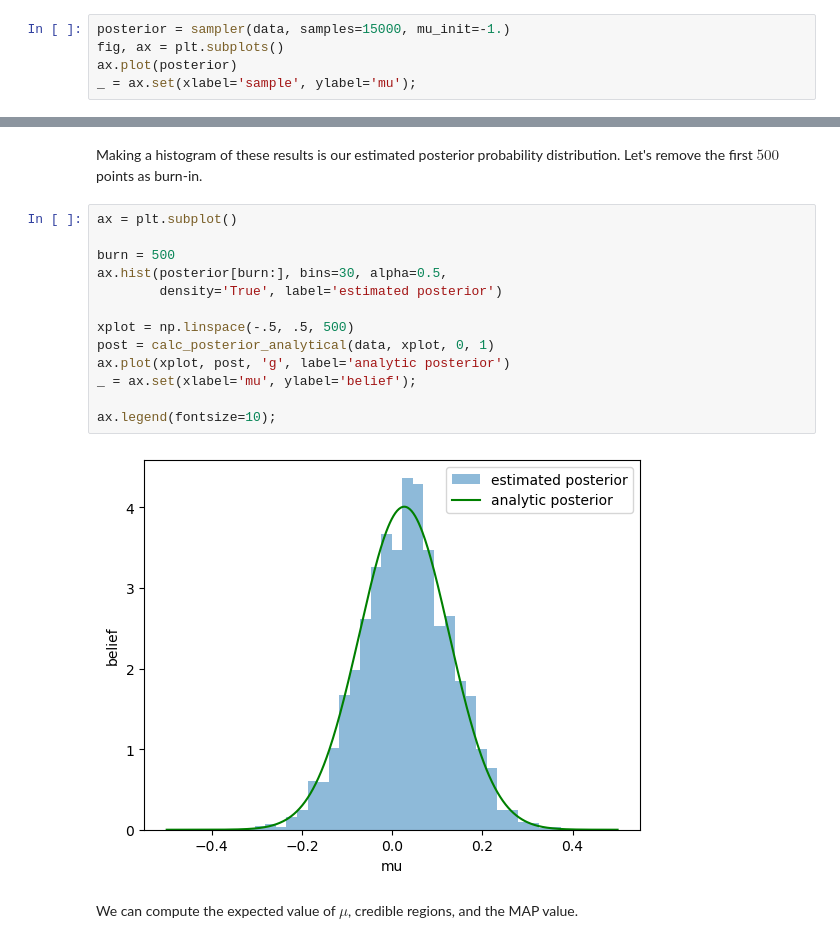
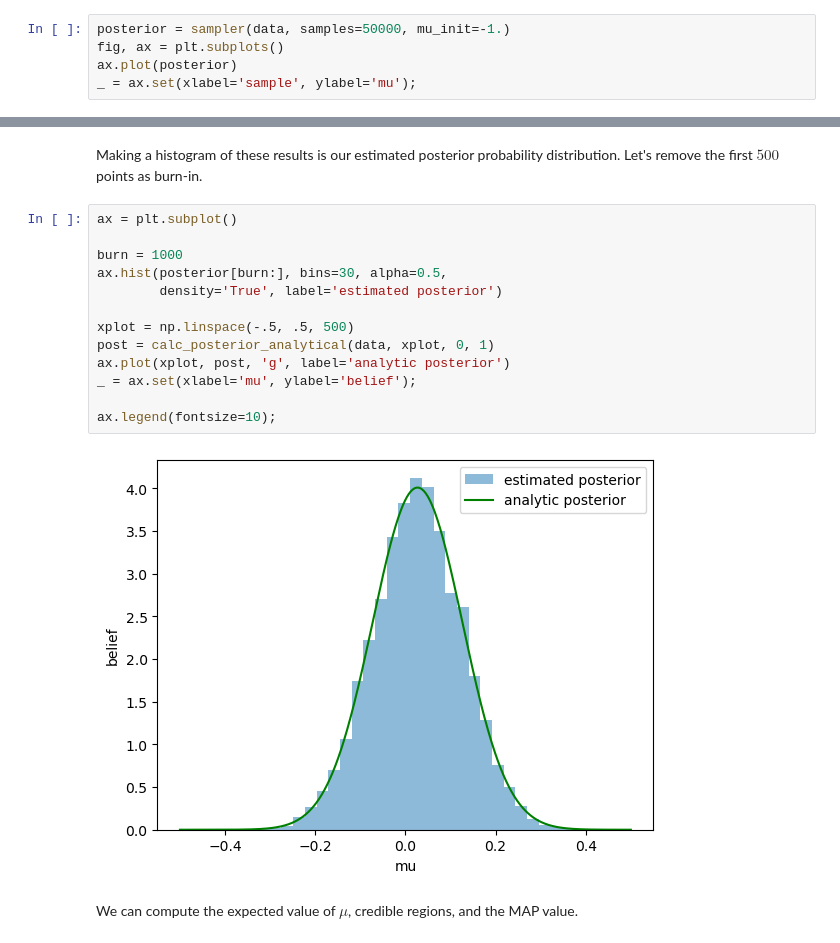
Before and after one commit to agupta-umiss/phys629-fall-2023, a Jupyter notebook: student_folders/arindam_sharma/lecture_20.ipynb, the cells around one changed output, grey strips where cells are left out. Cells and saved outputs as stored; diff of their text form.

```diff
--- a/student_folders/arindam_sharma/lecture_20.ipynb
+++ b/student_folders/arindam_sharma/lecture_20.ipynb
@@ -280,7 +280,7 @@ sampler(data, samples=8, mu_init=-1., plot=True);
 # %% [markdown]
 What happens when we do this lots of times? You might need to wait for a minute. Consider this a lesson in that running MCMCs can sometimes feel like watching paint dry.
 # %%
-posterior = sampler(data, samples=15000, mu_init=-1.)
+posterior = sampler(data, samples=50000, mu_init=-1.)
 fig, ax = plt.subplots()
 ax.plot(posterior)
 _ = ax.set(xlabel='sample', ylabel='mu');
@@ -291,18 +291,18 @@ Making a histogram of these results is our estimated posterior probability distr
 # %%
 ax = plt.subplot()
 
-burn = 500
+burn = 1000
 ax.hist(posterior[burn:], bins=30, alpha=0.5,
         density='True', label='estimated posterior')
 
 xplot = np.linspace(-.5, .5, 500)
 post = calc_posterior_analytical(data, xplot, 0, 1)
 ax.plot(xplot, post, 'g', label='analytic posterior')
 _ = ax.set(xlabel='mu', ylabel='belief');
 
 ax.legend(fontsize=10);
 # %% [output]
-[figure, old version]
+[figure, new version]
 # %% [markdown]
 We can compute the expected value of $\mu$, credible regions, and the MAP value.
 # %%
```
Also changed, not shown: parts of 1 cell of this notebook, 1 other file.
